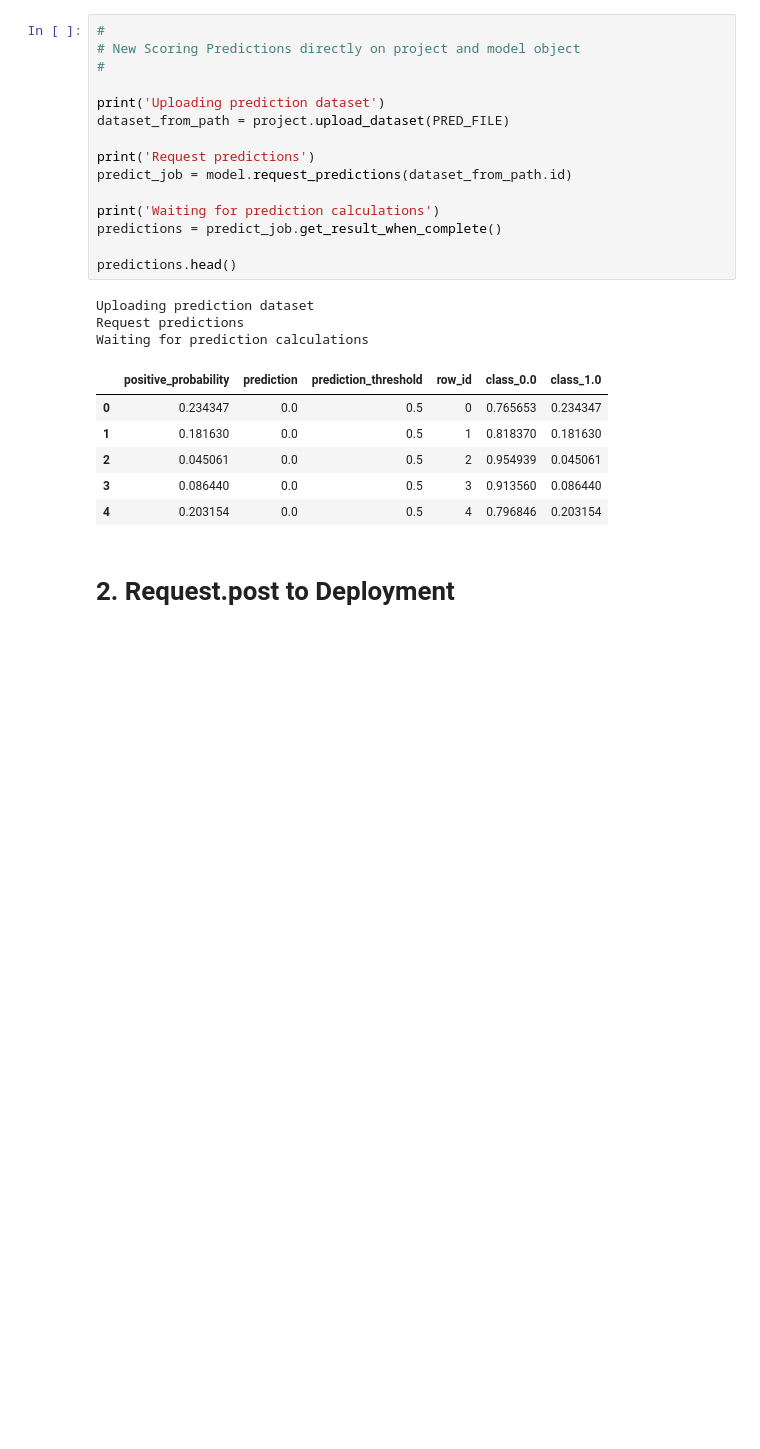
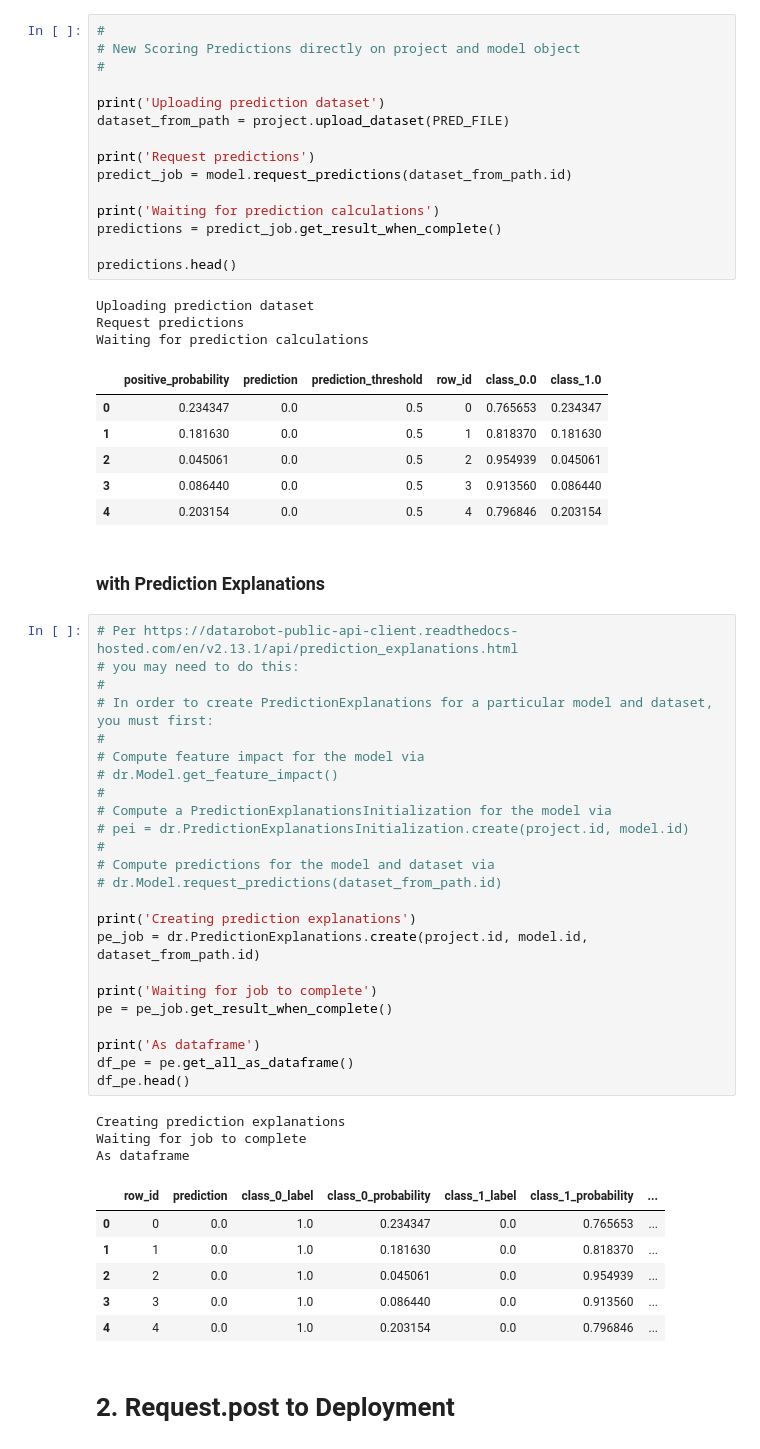
Before and after one commit to mcohenmcohen/DataRobot, a Jupyter notebook: utils_scoring_and_predictions.ipynb, the cells around one changed output. Drawn from its saved outputs; the diff is of its cells as text; blank space fills up the shorter version.

```diff
--- a/utils_scoring_and_predictions.ipynb
+++ b/utils_scoring_and_predictions.ipynb
@@ -96,6 +98,42 @@ Waiting for prediction calculations
 | 2 | 0.045061 | 0.0 | 0.5 | 2 | 0.954939 | 0.045061 |
 | 3 | 0.086440 | 0.0 | 0.5 | 3 | 0.913560 | 0.086440 |
 | 4 | 0.203154 | 0.0 | 0.5 | 4 | 0.796846 | 0.203154 |
+# %% [markdown]
+### with Prediction Explanations
+# %%
+# Per https://datarobot-public-api-client.readthedocs-hosted.com/en/v2.13.1/api/prediction_explanations.html
+# you may need to do this:
+#
+# In order to create PredictionExplanations for a particular model and dataset, you must first:
+#
+# Compute feature impact for the model via
+# dr.Model.get_feature_impact()
+#
+# Compute a PredictionExplanationsInitialization for the model via
+# pei = dr.PredictionExplanationsInitialization.create(project.id, model.id)
+#
+# Compute predictions for the model and dataset via
+# dr.Model.request_predictions(dataset_from_path.id)
+
+print('Creating prediction explanations')
+pe_job = dr.PredictionExplanations.create(project.id, model.id,  dataset_from_path.id)
+
+print('Waiting for job to complete')
+pe = pe_job.get_result_when_complete()
+
+print('As dataframe')
+df_pe = pe.get_all_as_dataframe()
+df_pe.head()
+# %% [output]
+Creating prediction explanations
+Waiting for job to complete
+As dataframe
+|  | row_id | prediction | class_0_label | class_0_probability | class_1_label | class_1_probability | ... |
+| 0 | 0 | 0.0 | 1.0 | 0.234347 | 0.0 | 0.765653 | ... |
+| 1 | 1 | 0.0 | 1.0 | 0.181630 | 0.0 | 0.818370 | ... |
+| 2 | 2 | 0.0 | 1.0 | 0.045061 | 0.0 | 0.954939 | ... |
+| 3 | 3 | 0.0 | 1.0 | 0.086440 | 0.0 | 0.913560 | ... |
+| 4 | 4 | 0.0 | 1.0 | 0.203154 | 0.0 | 0.796846 | ... |
 # %% [markdown]
 # 2. Request.post to Deployment
 # %%
```
Also changed, not shown: parts of 4 cells of this notebook.
